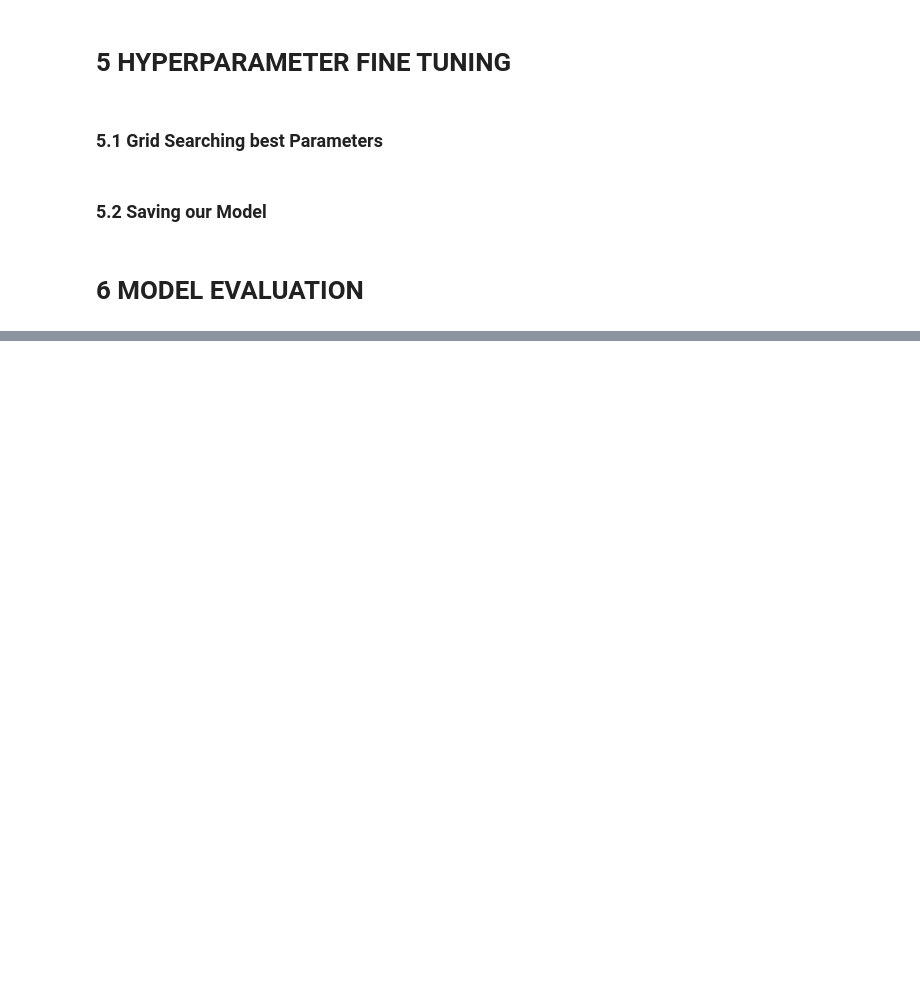
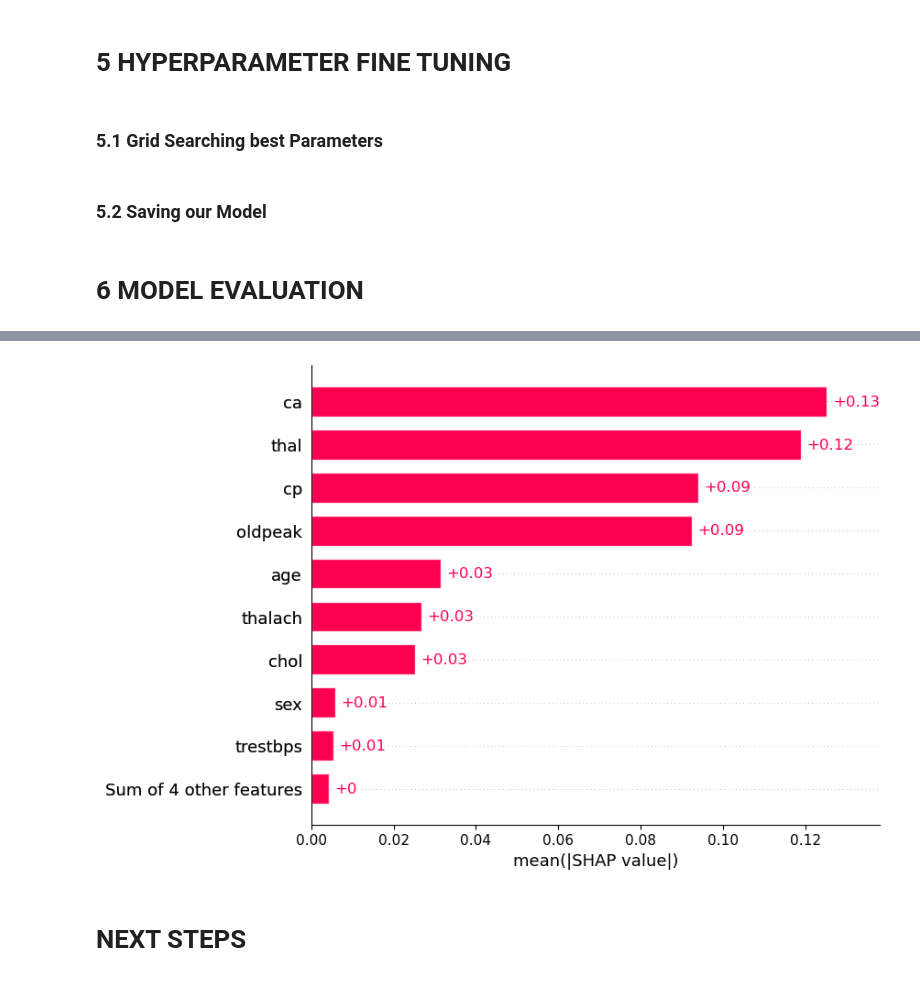
Before and after one commit to victor-bongestab/heart-disease, a Jupyter notebook: heart-disease.ipynb, the cells around one changed output, grey strips where cells are left out. Drawn from its saved outputs; the diff is of its cells as text; code cells hidden in the pictures; blank space fills up the shorter version.

```diff
--- a/heart-disease.ipynb
+++ b/heart-disease.ipynb
@@ -880,0 +1018,4 @@ pickle.dump( rf_tuned, open('model/heart_disease_tuned_rf.pkl', 'wb') )
+# %%
+shap.plots.bar(shap_exp)
+# %% [output]
+[figure, added]
@@ -880,0 +1029,2 @@ pickle.dump( rf_tuned, open('model/heart_disease_tuned_rf.pkl', 'wb') )
+# %% [markdown]
+# NEXT STEPS
```
Also changed, not shown: parts of 19 cells of this notebook, 2 other files.
